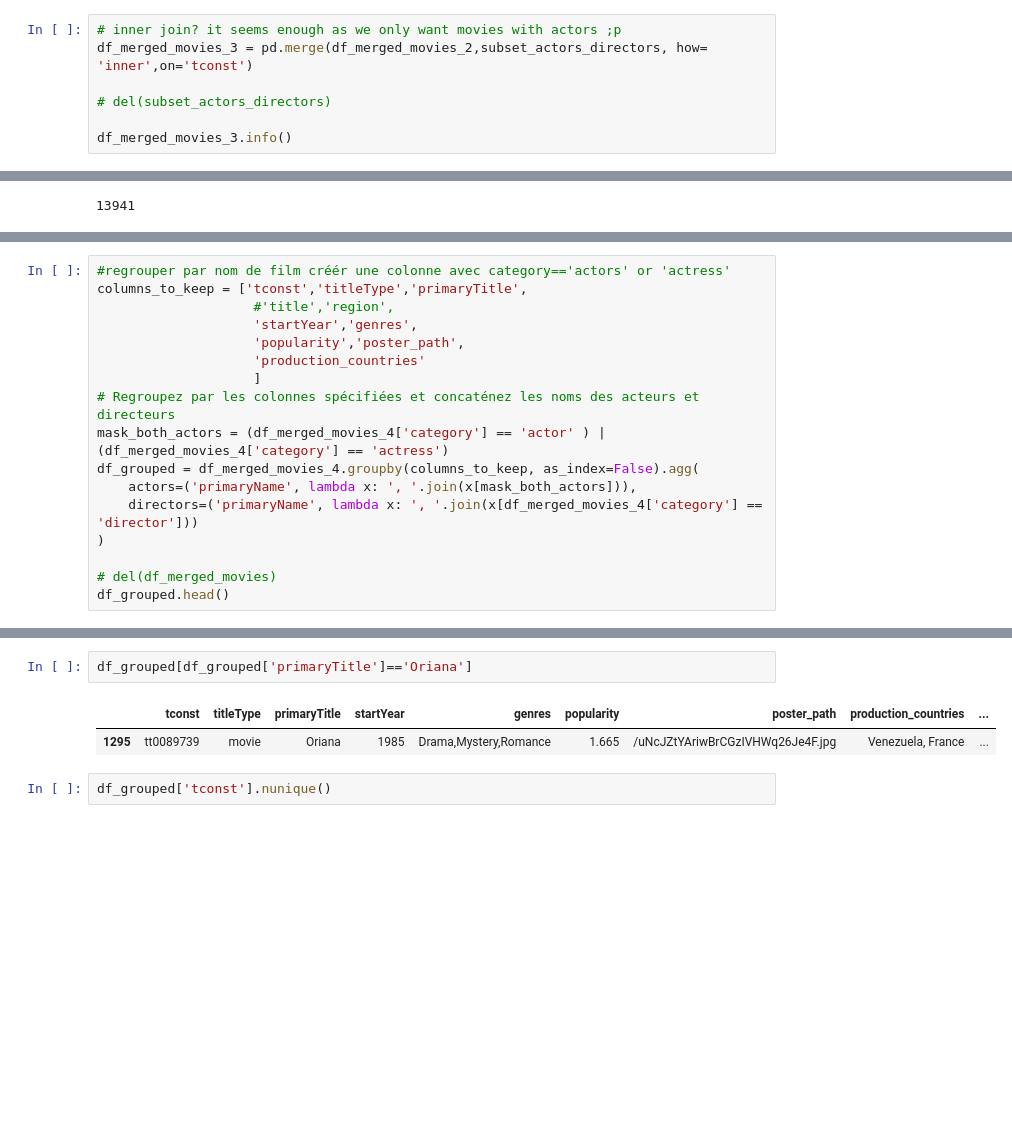
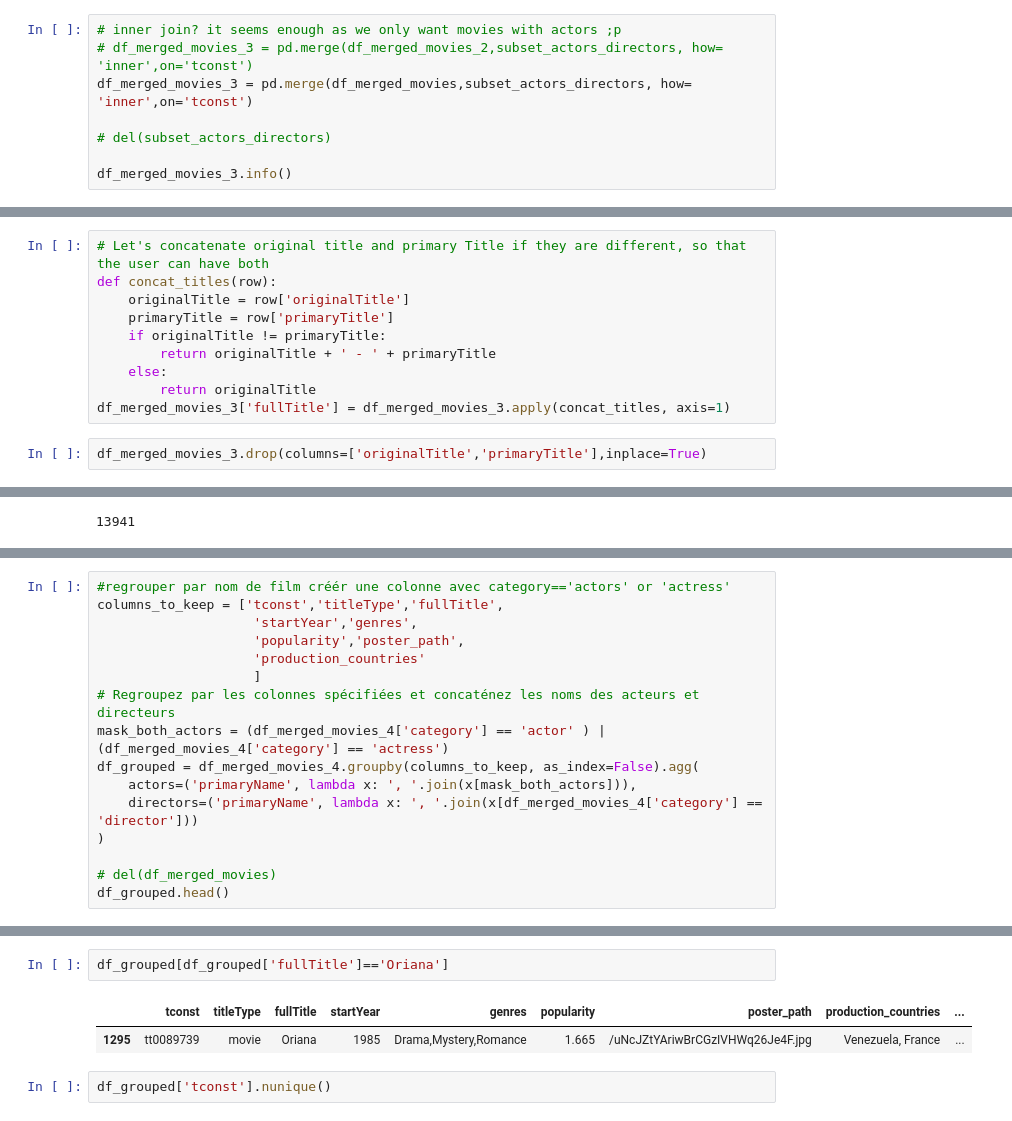
Before and after one commit to peggia/imdb-movies, a Jupyter notebook: movies_data_collection.ipynb, the cells around one changed output, grey strips where cells are left out. Drawn from its saved outputs; the diff is of its cells as text; blank space fills up the shorter version.

```diff
--- a/movies_data_collection.ipynb
+++ b/movies_data_collection.ipynb
@@ -439,7 +482,8 @@ subset_actors_directors.head()
 | 4 | tt0000005 | nm0443482 | actor |
 # %%
 # inner join? it seems enough as we only want movies with actors ;p
-df_merged_movies_3 = pd.merge(df_merged_movies_2,subset_actors_directors, how= 'inner',on='tconst')
+# df_merged_movies_3 = pd.merge(df_merged_movies_2,subset_actors_directors, how= 'inner',on='tconst')
+df_merged_movies_3 = pd.merge(df_merged_movies,subset_actors_directors, how= 'inner',on='tconst')
 
 # del(subset_actors_directors)
 
@@ -476,0 +520,12 @@ df_merged_movies_3.head()
+# %%
+# Let's concatenate original title and primary Title if they are different, so that the user can have both
+def concat_titles(row):
+    originalTitle = row['originalTitle']
+    primaryTitle = row['primaryTitle']
+    if originalTitle != primaryTitle:
+        return originalTitle + ' - ' + primaryTitle
+    else:
+        return originalTitle
+df_merged_movies_3['fullTitle'] = df_merged_movies_3.apply(concat_titles, axis=1)
+# %%
+df_merged_movies_3.drop(columns=['originalTitle','primaryTitle'],inplace=True)
@@ -654,8 +719,7 @@ Index(['tconst', 'titleType', 'primaryTitle', 'startYear', 'genres',
       dtype='object')
 # %%
 #regrouper par nom de film créér une colonne avec category=='actors' or 'actress'
-columns_to_keep = ['tconst','titleType','primaryTitle',
-                    #'title','region',
+columns_to_keep = ['tconst','titleType','fullTitle',
                     'startYear','genres',
                     'popularity','poster_path',
                     'production_countries'
@@ -678,8 +742,8 @@ df_grouped.head()
 | 4 | tt0008613 | movie | La soñadora | 1917 | Romance | 0.901 | /hKplVE8f0FGRLBaX8RLij8WPJQ9.jpg | Mexico | ... |
 # %%
-df_grouped[df_grouped['primaryTitle']=='Oriana']
+df_grouped[df_grouped['fullTitle']=='Oriana']
 # %% [output]
-|  | tconst | titleType | primaryTitle | startYear | genres | popularity | poster_path | production_countries | ... |
+|  | tconst | titleType | fullTitle | startYear | genres | popularity | poster_path | production_countries | ... |
 | 1295 | tt0089739 | movie | Oriana | 1985 | Drama,Mystery,Romance | 1.665 | /uNcJZtYAriwBrCGzIVHWq26Je4F.jpg | Venezuela, France | ... |
 # %%
 df_grouped['tconst'].nunique()
```
Also changed, not shown: parts of 56 cells of this notebook.
